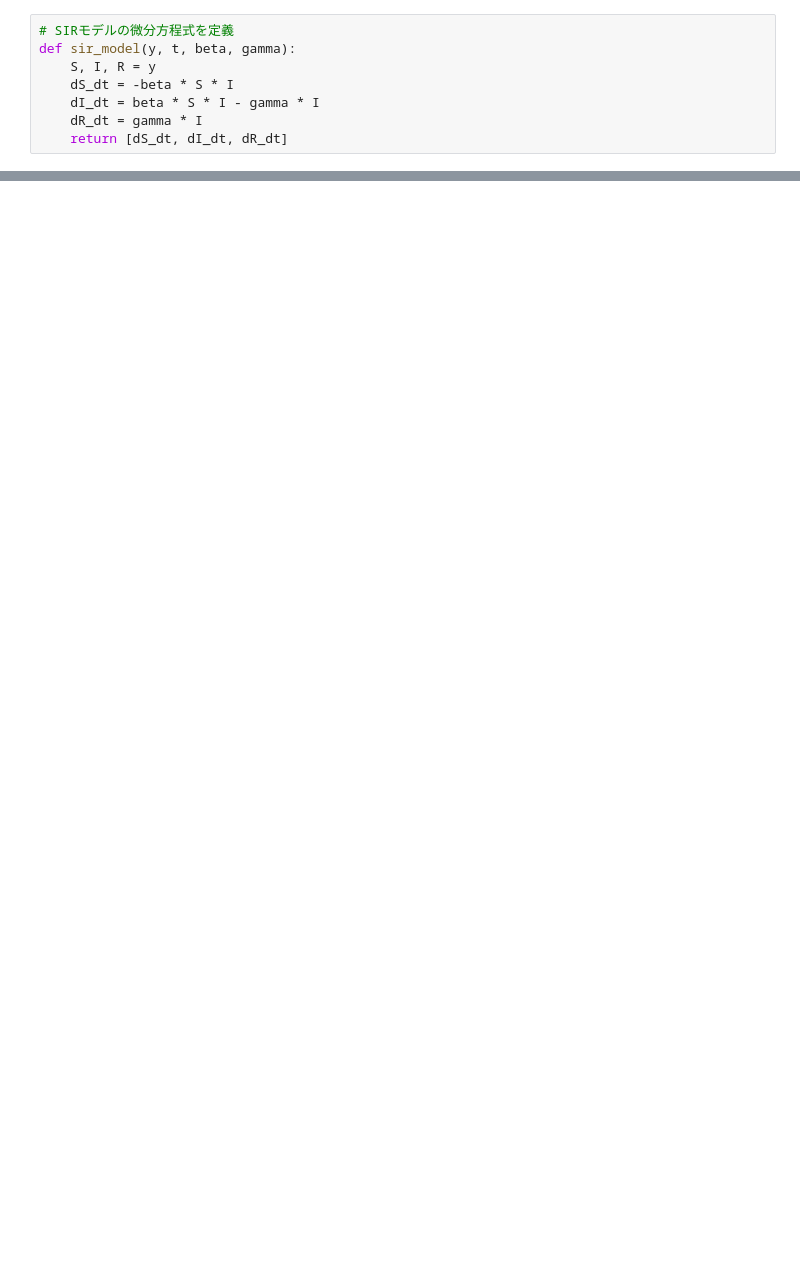
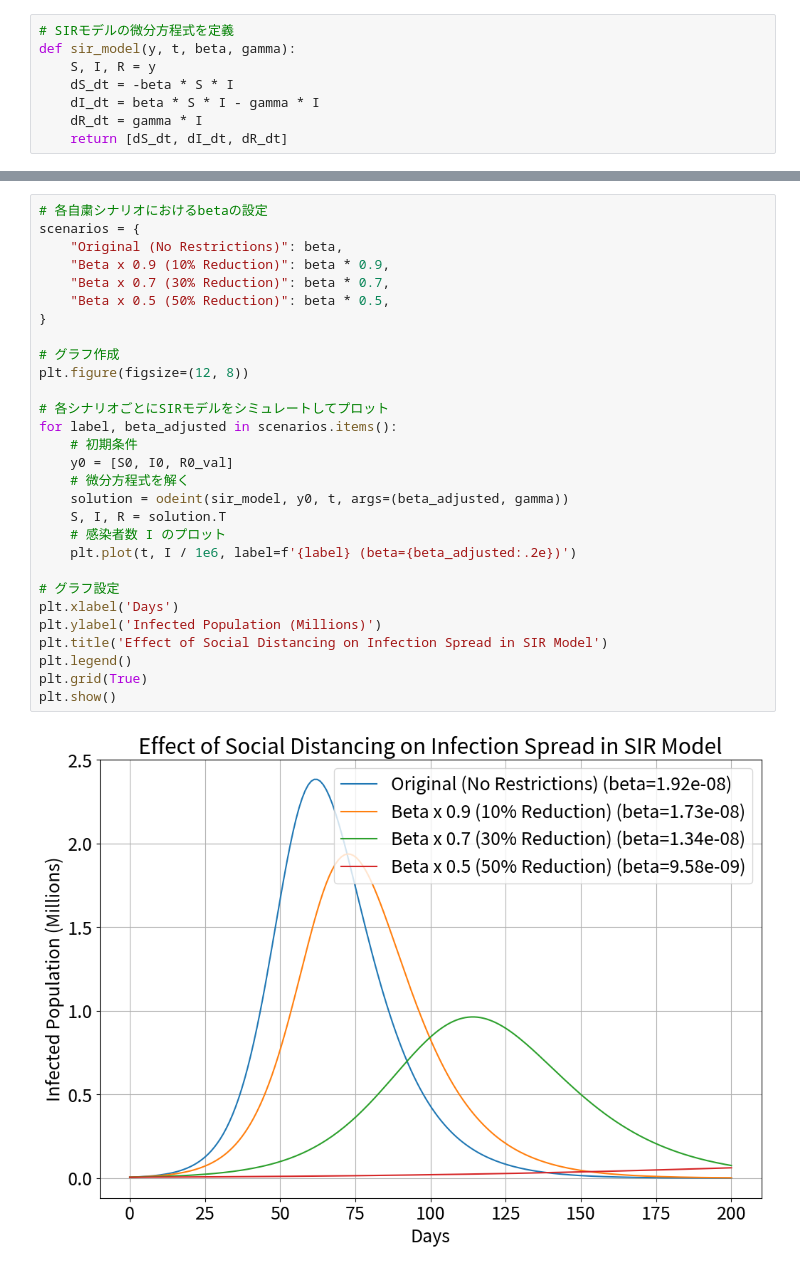
Before and after one commit to junya737/sir-model, a Jupyter notebook: main.ipynb, the cells around one changed output, grey strips where cells are left out. Drawn from its saved outputs; the diff is of its cells as text; blank space fills up the shorter version.

```diff
--- a/main.ipynb
+++ b/main.ipynb
@@ -46,0 +53,31 @@ plt.show()
+# %%
+# 各自粛シナリオにおけるbetaの設定
+scenarios = {
+    "Original (No Restrictions)": beta,
+    "Beta x 0.9 (10% Reduction)": beta * 0.9,
+    "Beta x 0.7 (30% Reduction)": beta * 0.7,
+    "Beta x 0.5 (50% Reduction)": beta * 0.5,
+}
+
+# グラフ作成
+plt.figure(figsize=(12, 8))
+
+# 各シナリオごとにSIRモデルをシミュレートしてプロット
+for label, beta_adjusted in scenarios.items():
+    # 初期条件
+    y0 = [S0, I0, R0_val]
+    # 微分方程式を解く
+    solution = odeint(sir_model, y0, t, args=(beta_adjusted, gamma))
+    S, I, R = solution.T
+    # 感染者数 I のプロット
+    plt.plot(t, I / 1e6, label=f'{label} (beta={beta_adjusted:.2e})')
+
+# グラフ設定
+plt.xlabel('Days')
+plt.ylabel('Infected Population (Millions)')
+plt.title('Effect of Social Distancing on Infection Spread in SIR Model')
+plt.legend()
+plt.grid(True)
+plt.show()
+# %% [output]
+[figure, added]
```
Also changed, not shown: parts of 3 cells of this notebook.
